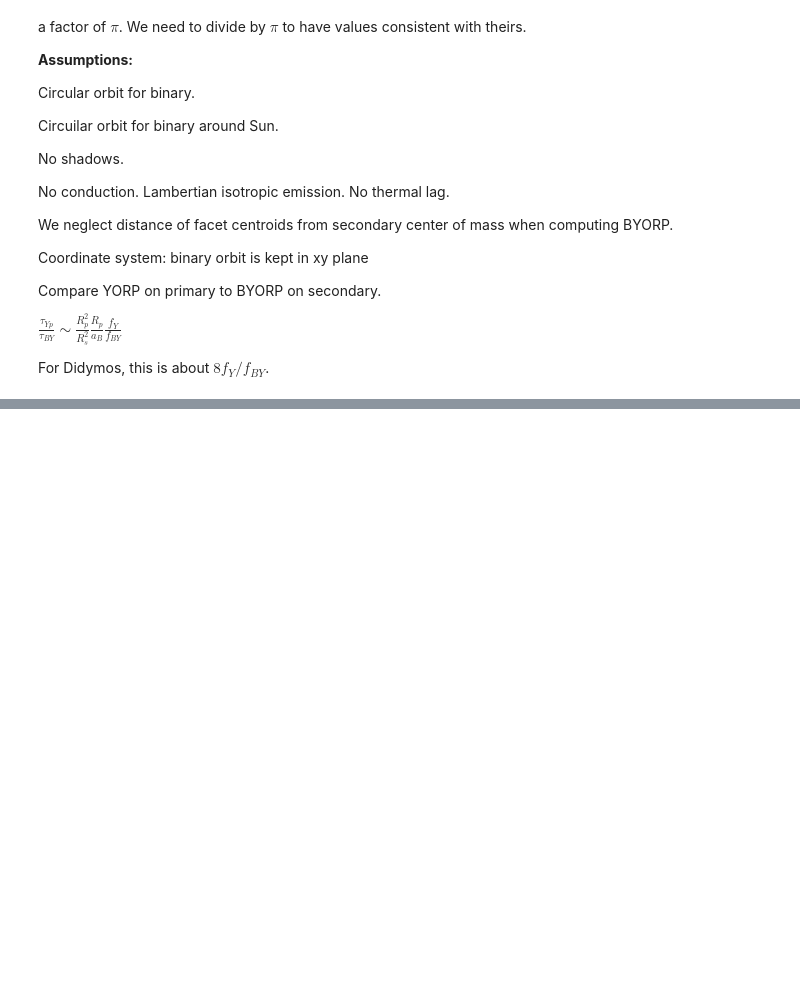
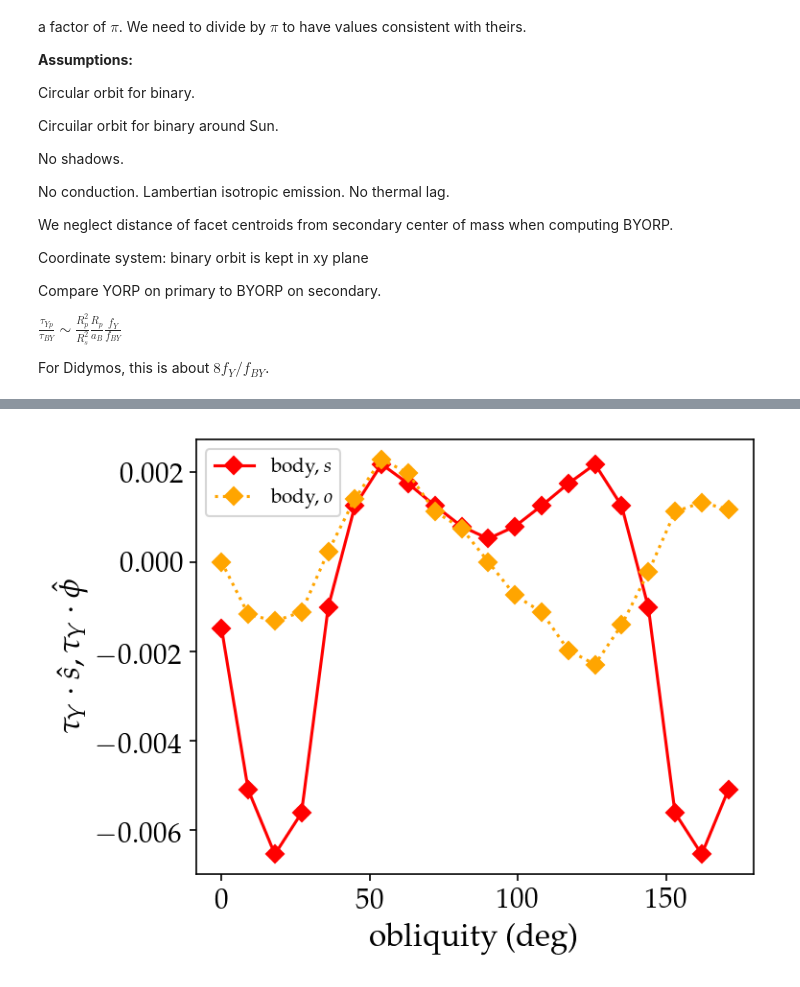
Before and after one commit to aquillen/asteroid_binary, a Jupyter notebook: myexamples/pylab/BYORP4.ipynb, the cells around one changed output, grey strips where cells are left out. Saved outputs shown, nothing was run; the diff lists cells and outputs as text; code cells hidden in the pictures; blank space fills up the shorter version.

```diff
--- a/myexamples/pylab/BYORP4.ipynb
+++ b/myexamples/pylab/BYORP4.ipynb
@@ -1,6 +1,16 @@
 # %%
 import numpy as np
 import matplotlib.pyplot as plt
+plt.rcParams.update({
+    "text.usetex": True,
+    "font.family": "sans-serif",
+    "font.sans-serif": ["Helvetica"]})
+# for Palatino and other serif fonts use:
+plt.rcParams.update({
+    "text.usetex": True,
+    "font.family": "serif",
+    "font.serif": ["Palatino"],
+})
 %matplotlib inline
 import pymesh
 #https://pymesh.readthedocs.io/en/latest/basic.html
@@ -10,9 +20,11 @@ import meshplot
 import itertools
 from multiprocessing import Pool #  Process pool
 from multiprocessing import sharedctypes
-
+plt.rcParams['xtick.labelsize'] = 14
+plt.rcParams['ytick.labelsize'] = 14
 from mshmthds import *
 from BYORP_YORP import *
+import sys
 # %% [markdown]
 
 The surface thermal inertia is neglected, so that thermal radiation is re-emitted with no time lag, and the reflected and thermally radiated components are assumed Lambertian (isotropic) and so emitted with flux
@@ -151,3 +163,9 @@ Compare YORP on primary to BYORP on secondary.
 $\frac{\tau_{Yp}}{\tau_{BY} }\sim \frac{R_p^2 }{R_s^2 } \frac{R_p }{a_B }\frac{f_Y}{ f_{BY}}$
 
 For Didymos, this is about $8 f_Y/f_{BY}$.
+# %%
+squannit = pymesh.load_mesh("kw4b.obj")
+SIZEOFMESH = 0.03
+short_squannit, info = pymesh.collapse_short_edges(squannit, SIZEOFMESH)
+folder = 'Squannit'+ str(len(short_squannit.faces))
+print(folder)
@@ -154,23 +174,80 @@ For Didymos, this is about $8 f_Y/f_{BY}$.
 # %%
+# compute the BYORP torque on body as a function of obliquity
+# for a given inclination and precession angle
+# returns obliquity and torque arrays
+#Create the mesh
+squannit = pymesh.load_mesh("kw4b.obj")
+short_squannit, info = pymesh.collapse_short_edges(squannit, SIZEOFMESH)
+vertices = short_squannit.vertices
+faces = short_squannit.faces
+
+#Simulation Parameters
+size = 20           # Number of Obliquities
+block_size = 1      # Obliquities per subprocess
+incl = 0; phi_prec=0
+
+
+tau_s_arr = np.ctypeslib.as_ctypes(np.zeros((size)))
+shared_array_tau_s = sharedctypes.RawArray(tau_s_arr._type_, tau_s_arr)
+tau_o_arr = np.ctypeslib.as_ctypes(np.zeros((size)))
+shared_array_tau_o = sharedctypes.RawArray(tau_o_arr._type_, tau_o_arr)
+
+
+o_arr = np.ctypeslib.as_ctypes(np.zeros((size)))
+shared_array_o = sharedctypes.RawArray(o_arr._type_, o_arr)
+
 # YORP Methods
 
 # compute the YORP torque on body as a function of obliquity
 # here obliquity is w.r.t Sun
 # returns obliquity and torque arrays
-def obliq_Y_fig(body):
+def aj_alt_obliq_Y_fig(nobliq):
+    body = pymesh.form_mesh(vertices, faces)
+    body.add_attribute("face_area")
+    body.add_attribute("face_normal")
     nphi_Sun=36  # number of solar positions
     nphi = 36    # number of spin positions
-    nobliq = 20   # number of obliquities
-    dobliq = np.pi/nobliq
-    tau_s_arr = np.zeros(nobliq)  # to store torques
-    tau_o_arr = np.zeros(nobliq)  # to store torques
-    o_arr = np.zeros(nobliq) # to store obliquities in degrees
-    for i in range(nobliq):
+#     nobliq = 20   # number of obliquities
+    dobliq = np.pi/20
+    tau_s_arr = np.ctypeslib.as_array(shared_array_tau_s)  # to store torques
+    tau_o_arr = np.ctypeslib.as_array(shared_array_tau_o)  # to store torques
+    o_arr = np.ctypeslib.as_array(shared_array_o) # to store obliquities in degrees
+    print(f'Starting {nobliq}')
+    for i in range(nobliq, nobliq+block_size):
         obliquity=i*dobliq
         tau_Y_x,tau_Y_y,tau_Y_z,tau_s,tau_o =compute_Y(body,obliquity,nphi,nphi_Sun)
         #print(tau_s)
         tau_s_arr[i] = tau_s
         tau_o_arr[i] = tau_o
         o_arr[i] = obliquity*180/np.pi
+    print(f'Finished {nobliq}')
+    return o_arr, tau_s_arr, tau_o_arr
 
-    return o_arr, tau_s_arr, tau_o_arr
+start=time.perf_counter()
+p=Pool()
+
+# compute YORPs as a function of obliquity (single body, obliquity w.r.t Solar orbit)
+print('Starting Analysis')
+res = p.map(aj_alt_obliq_Y_fig, range(size))
+multi_o_arr = np.ctypeslib.as_array(shared_array_o)
+multi_tau_arr_s = np.ctypeslib.as_array(shared_array_tau_s)
+multi_tau_arr_o = np.ctypeslib.as_array(shared_array_tau_o)
+end = time.perf_counter()
+print(f'Time to complete {round(end - start,2)} second(s)')
+
+
+# o_arr, tau_s_arr, tau_o_arr = obliq_Y_fig(body)
+# also check the sphere for YORP
+# o_arr2, tau_s_arr2,tau_o_arr2  = obliq_Y_fig(sphere)  # note y axis
+
+# compare the two YORPs
+fig,ax = plt.subplots(1,1,figsize=(5,4),dpi=150)
+# ax.plot(o_arr2,tau_s_arr2,'go-',label='sphere')
+#ax.plot(o_arr2,tau_o_arr2,'bo-',label='sphere')
+ax.plot(multi_o_arr,multi_tau_arr_s,'rD-',label=r'body, $s$')
+ax.plot(multi_o_arr,multi_tau_arr_o,'D:',label='body, $o$', color='orange')
+ax.set_xlabel('obliquity (deg)',fontsize=16)
+ax.set_ylabel(r'${ \tau}_Y \cdot \hat{ s}, { \tau}_Y \cdot \hat{\phi}$',fontsize=16)
+ax.legend()
+fig.savefig(folder+'/ObliqY')
+# %% [output]
@@ -176,0 +271 @@ def obliq_Y_fig(body):
+[figure, added]
```
Also changed, not shown: parts of 8 cells of this notebook, 15 other files.
